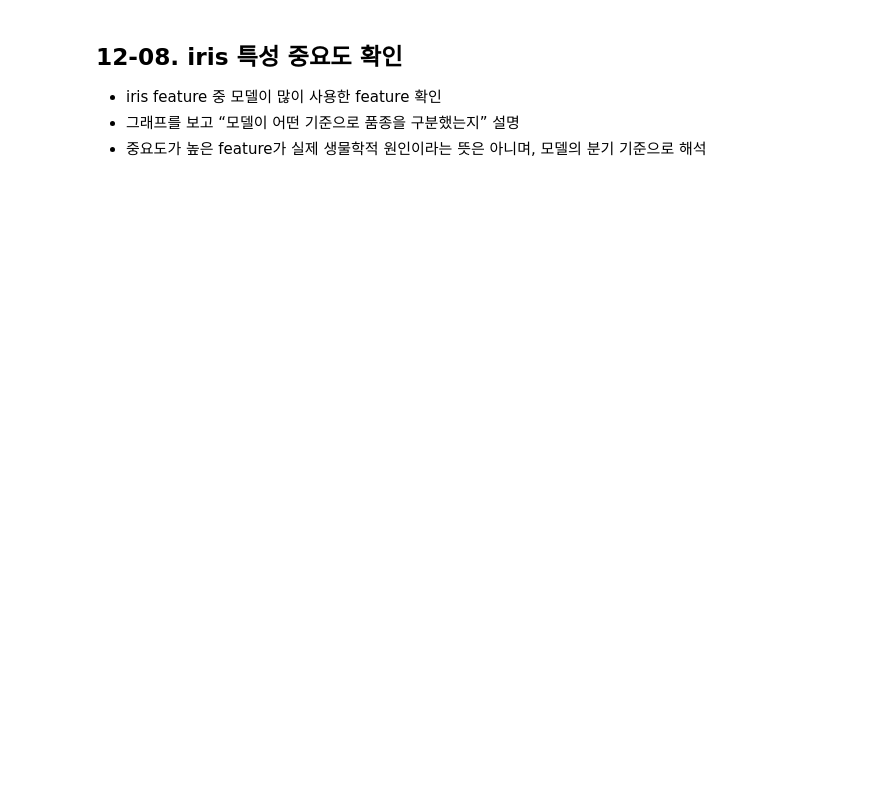
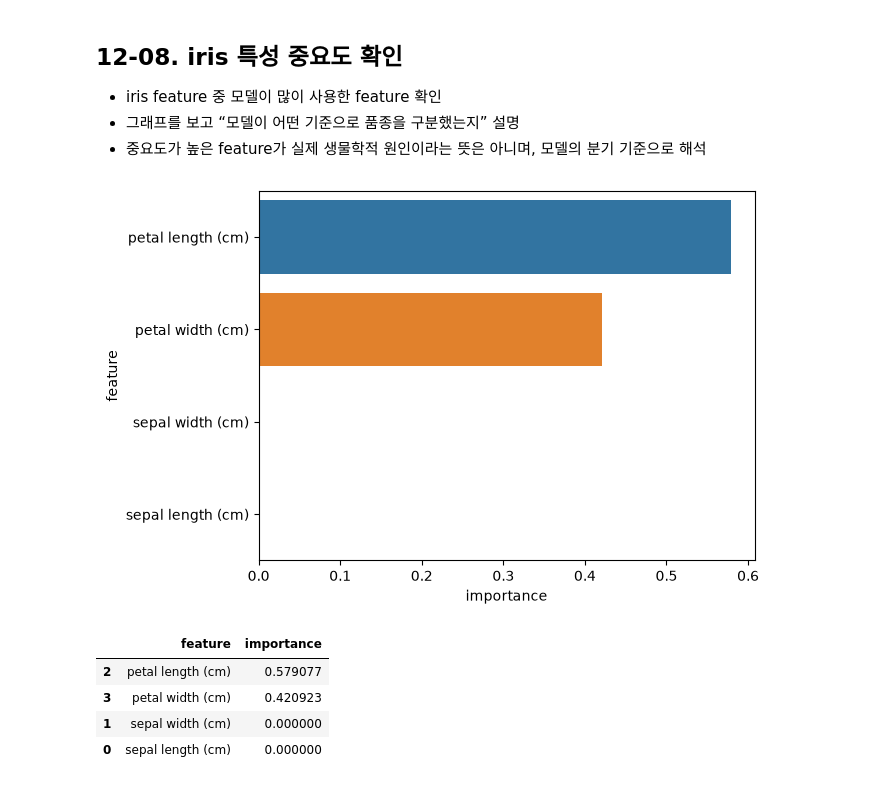
Before and after one commit to SNK-AI-Camp-33th-SpicyAutumn/06_machine_learning, a Jupyter notebook: 04_decision_tree_svm/01_decision_tree_classifier.ipynb, the cells around one changed output. Saved outputs shown, nothing was run; the diff lists cells and outputs as text; code cells hidden in the pictures; blank space fills up the shorter version.

```diff
--- a/04_decision_tree_svm/01_decision_tree_classifier.ipynb
+++ b/04_decision_tree_svm/01_decision_tree_classifier.ipynb
@@ -548,3 +648,21 @@ display(depth_result_df)
 주의:
 - 결정트리는 스케일링이 필수는 아님.
 - 이 실습에서도 트리 조건을 원래 단위로 읽기 위해 스케일링하지 않음.
+# %%
+from sklearn.datasets import load_iris
+
+iris = load_iris()
+
+iris_X = iris.data
+iris_y = iris.target
+
+# split
+X_train, X_test, y_train, y_test = train_test_split(
+    iris_X, iris_y,
+    test_size=0.2,
+    random_state=42,
+    stratify=iris_y
+)
+
+print(X_train.shape, y_train.shape)
+print(X_test.shape, y_test.shape)
@@ -554,3 +675,11 @@ display(depth_result_df)
 - `max_depth=3`으로 트리 깊이 제한
 - iris 데이터는 구조가 단순해 작은 깊이로도 좋은 성능이 나올 수 있음
 - 학습셋과 평가셋 점수를 비교해 과적합 여부 확인
+# %%
+iris_dt_clf = DecisionTreeClassifier(random_state=42, max_depth=3)
+iris_dt_clf.fit(X_train, y_train)
+
+print('학습셋: ', iris_dt_clf.score(X_train, y_train))
+print('평가셋: ', iris_dt_clf.score(X_test, y_test))
+print('tree depth: ', iris_dt_clf.get_depth())
+print('leaf count: ', iris_dt_clf.get_n_leaves())
@@ -582,3 +768,29 @@ display(depth_result_df)
 - iris feature 중 모델이 많이 사용한 feature 확인
 - 그래프를 보고 “모델이 어떤 기준으로 품종을 구분했는지” 설명
 - 중요도가 높은 feature가 실제 생물학적 원인이라는 뜻은 아니며, 모델의 분기 기준으로 해석
+# %%
+iris_importance_df = pd.DataFrame({
+    'feature': iris.feature_names,
+    'importance': iris_best_model.feature_importances_
+}).sort_values('importance', ascending=False)
+
+sns.barplot(
+    data=iris_importance_df,
+    x='importance',
+    y='feature',
+    hue='feature',
+    dodge=False,
+    legend=False
+)
+plt.xlabel('importance')
+plt.ylabel('feature')
+plt.show()
+
+iris_importance_df
+# %% [output]
+[figure, added]
+|  | feature | importance |
+| 2 | petal length (cm) | 0.579077 |
+| 3 | petal width (cm) | 0.420923 |
+| 1 | sepal width (cm) | 0.000000 |
+| 0 | sepal length (cm) | 0.000000 |
```
Also changed, not shown: parts of 10 cells of this notebook, 2 other files.
